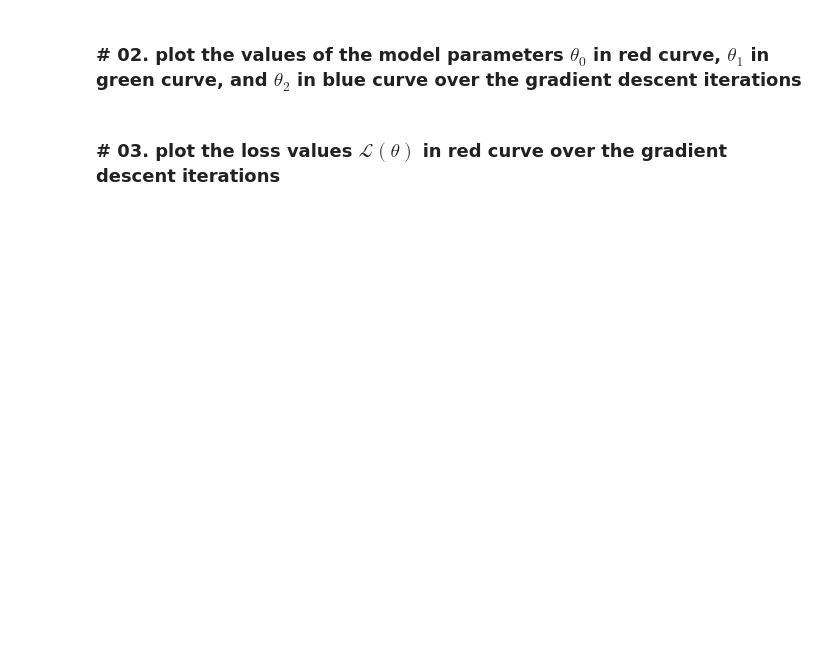
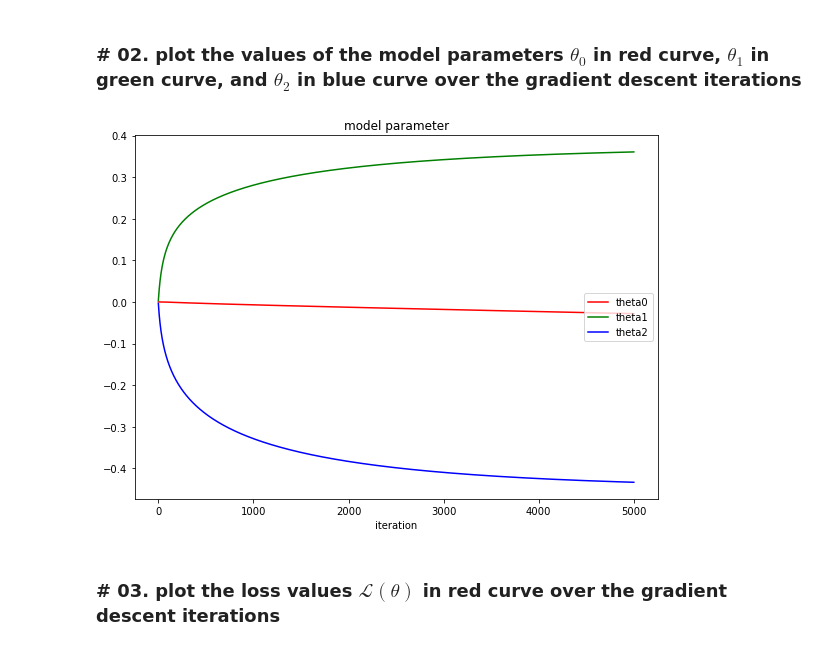
Before and after one commit to YJbonobono/assignment-machine-learning, a Jupyter notebook: 08/assignment_08_new.ipynb, the cells around one changed output. Saved outputs shown, nothing was run; the diff lists cells and outputs as text; code cells hidden in the pictures; blank space fills up the shorter version.

Commit message:
modified gradient

```diff
--- a/08/assignment_08_new.ipynb
+++ b/08/assignment_08_new.ipynb
@@ -64,3 +75,20 @@ def compute_gradient(theta, point_x, point_y, label):
+# %%
+def compute_gradient(theta, point, label):
+
+    wTx = linear_regression(theta, point)
+    h = sigmoid(wTx)
+    ##
+    # XT = np.array([[1]*num_data, x, y])
+    # X = XT.T
+    # grad = (1/num_data) * XT@(X@theta - z)
+    ##
+    # point = np.array([[1]*num_data, point_x, point_y])
+    ##
+
+    #gradient = (1/num_data) * np.sum( xij * (h -label), axis=1 )
+    gradient = (1/num_data) * point@(h-label)
+
+    return gradient
 # %% [markdown]
 ## gradient descent for the model parameters $\theta = (\theta_0, \theta_1, \theta_2)$
 # %%
@@ -75,8 +103,8 @@ loss_iteration  = np.zeros(num_iteration)
 
 for i in range(num_iteration):
 
-    theta = theta - learning_rate * compute_gradient(theta, point_x, point_y, label)
-    loss = compute_loss(theta, point_x, point_y)
+    theta = theta - learning_rate * compute_gradient(theta, point, label)
+    loss = compute_loss(theta, point)
 
     theta_iteration[i] = theta
     loss_iteration[i] = loss
@@ -85,12 +133,13 @@ for i in range(num_iteration):
 # %% [markdown]
 ## plot the results
 # %%
-def plot_loss_curve(*args):
+num = np.arange(num_iteration)
+def plot_loss_curve(loss_iteration):
 
     plt.figure(figsize=(8,6))
     plt.title('loss')
 
-    plt.plot(data_num, loss_iteration, '-', color = 'red')
+    plt.plot(num, loss_iteration, '-', color = 'red')
 
     plt.xlabel('iteration')
     plt.ylabel('loss')
@@ -120,11 +171,11 @@ def plot_model_parameter(theta_iteration):
 
     plt.xlabel('iteration')
 
-    plt.plot(num, theta_iteration[:,0], '-', color = 'red')
-    plt.plot(num, theta_iteration[:,1], '-', color = 'green')
-    plt.plot(num, theta_iteration[:,2], '-', color = 'blue')
+    plt.plot(num, theta_iteration[:,0], '-', color = 'red', label = 'theta0')
+    plt.plot(num, theta_iteration[:,1], '-', color = 'green', label = 'theta1')
+    plt.plot(num, theta_iteration[:,2], '-', color = 'blue', label = 'theta2')
 
-    plt.legend()
+    plt.legend(loc = 'center right')
 
     plt.tight_layout()
     plt.show()
@@ -149,7 +214,9 @@ plot_data(your_argument_list)
 # %% [markdown]
 ### # 02. plot the values of the model parameters $\theta_0$ in red curve, $\theta_1$ in green curve, and $\theta_2$ in blue curve over the gradient descent iterations
 # %%
-plot_model_parameter(your_argument_list)
+plot_model_parameter(theta_iteration)
+# %% [output]
+[figure, added]
 # %% [markdown]
 ### # 03. plot the loss values $\mathcal{L}(\theta)$ in red curve over the gradient descent iterations
 # %%
```
Also changed, not shown: parts of 15 cells of this notebook.
